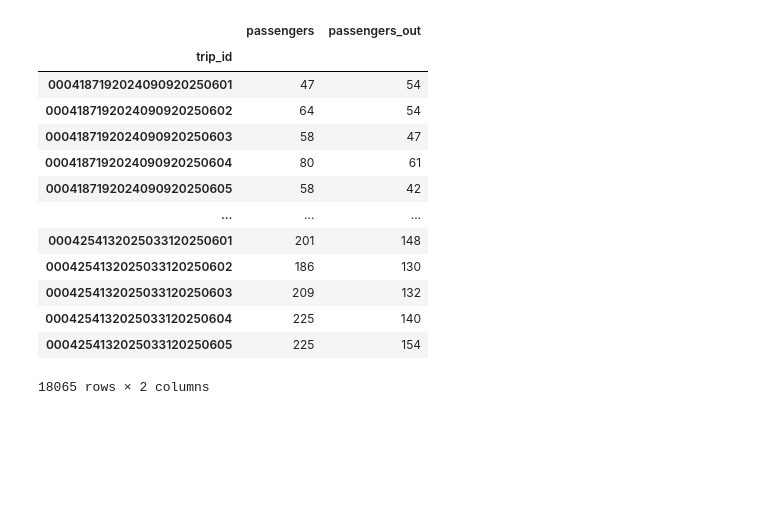
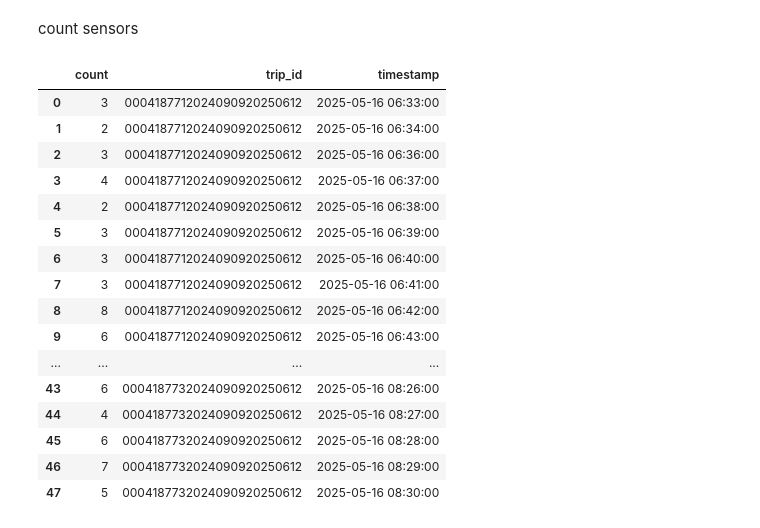
Before and after one commit to anthony-tricarico/BDTProject, a Jupyter notebook: notebooks/MLmodels.ipynb, the cells around one changed output. Drawn from its saved outputs; the diff is of its cells as text; code cells hidden in the pictures; blank space fills up the shorter version.

```diff
--- a/notebooks/MLmodels.ipynb
+++ b/notebooks/MLmodels.ipynb
@@ -19,17 +6,0 @@ df_cleaned['passengers_out'] = df_cleaned['passengers_out'] + 7
-# %%
-df_cleaned.groupby('trip_id').agg('sum')[['passengers', 'passengers_out']]
-# %% [output]
-|  | passengers | passengers_out |
-| trip_id |  |  |
-| 0004187192024090920250601 | 47 | 54 |
-| 0004187192024090920250602 | 64 | 54 |
-| 0004187192024090920250603 | 58 | 47 |
-| 0004187192024090920250604 | 80 | 61 |
-| 0004187192024090920250605 | 58 | 42 |
-| ... | ... | ... |
-| 0004254132025033120250601 | 201 | 148 |
-| 0004254132025033120250602 | 186 | 130 |
-| 0004254132025033120250603 | 209 | 132 |
-| 0004254132025033120250604 | 225 | 140 |
-| 0004254132025033120250605 | 225 | 154 |
-18065 rows × 2 columns
@@ -37,0 +7,25 @@ X = df_cleaned[]
+# %%
+conn = create_db_connection(host='localhost')
+# %% [markdown]
+count sensors
+# %%
+conn.rollback()
+pd.read_sql("select COUNT(status), trip_id, timestamp from raw_sensors group by trip_id, timestamp order by timestamp", conn)
+# %% [output]
+|  | count | trip_id | timestamp |
+| 0 | 3 | 0004187712024090920250612 | 2025-05-16 06:33:00 |
+| 1 | 2 | 0004187712024090920250612 | 2025-05-16 06:34:00 |
+| 2 | 3 | 0004187712024090920250612 | 2025-05-16 06:36:00 |
+| 3 | 4 | 0004187712024090920250612 | 2025-05-16 06:37:00 |
+| 4 | 2 | 0004187712024090920250612 | 2025-05-16 06:38:00 |
+| 5 | 3 | 0004187712024090920250612 | 2025-05-16 06:39:00 |
+| 6 | 3 | 0004187712024090920250612 | 2025-05-16 06:40:00 |
+| 7 | 3 | 0004187712024090920250612 | 2025-05-16 06:41:00 |
+| 8 | 8 | 0004187712024090920250612 | 2025-05-16 06:42:00 |
+| 9 | 6 | 0004187712024090920250612 | 2025-05-16 06:43:00 |
+| ... | ... | ... | ... |
+| 43 | 6 | 0004187732024090920250612 | 2025-05-16 08:26:00 |
+| 44 | 4 | 0004187732024090920250612 | 2025-05-16 08:27:00 |
+| 45 | 6 | 0004187732024090920250612 | 2025-05-16 08:28:00 |
+| 46 | 7 | 0004187732024090920250612 | 2025-05-16 08:29:00 |
+| 47 | 5 | 0004187732024090920250612 | 2025-05-16 08:30:00 |
```
Also changed, not shown: parts of 20 cells of this notebook, 18 other files.
